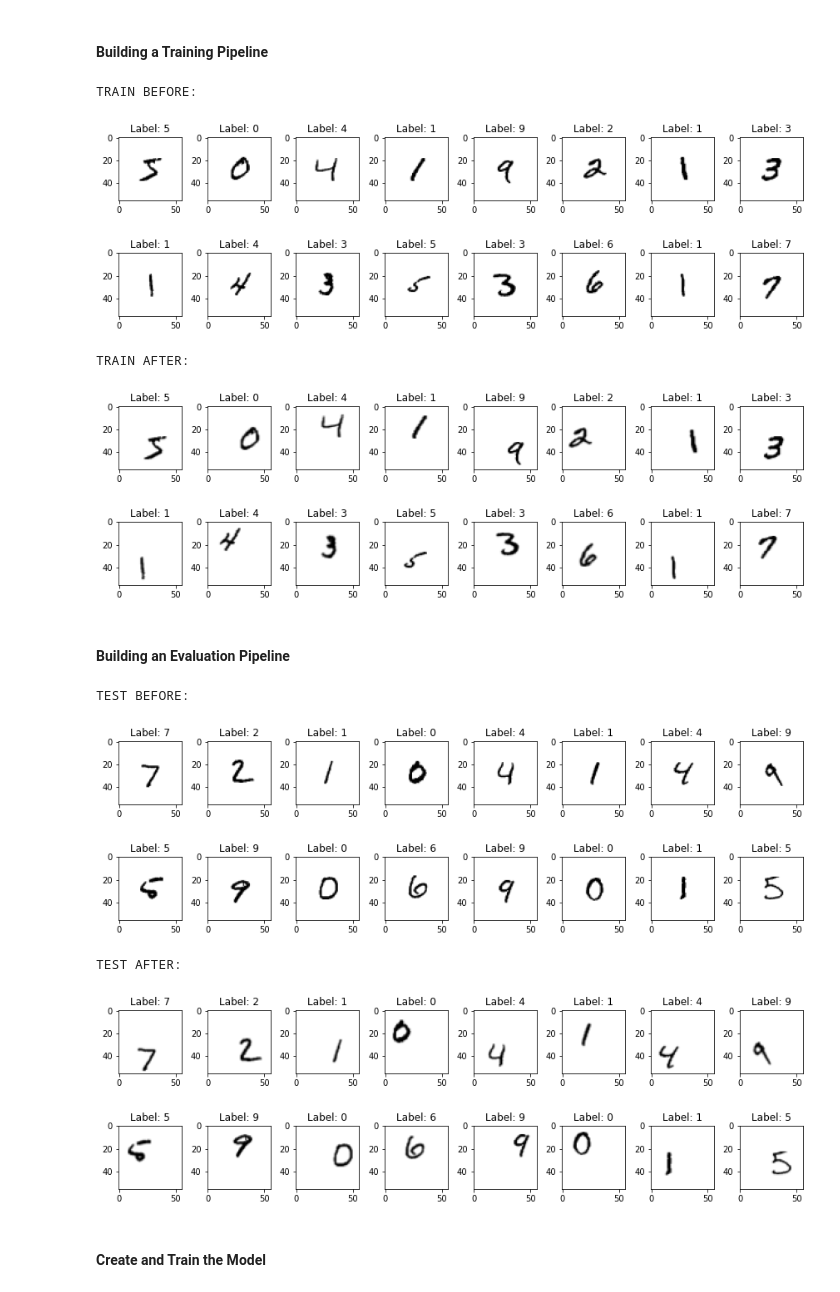
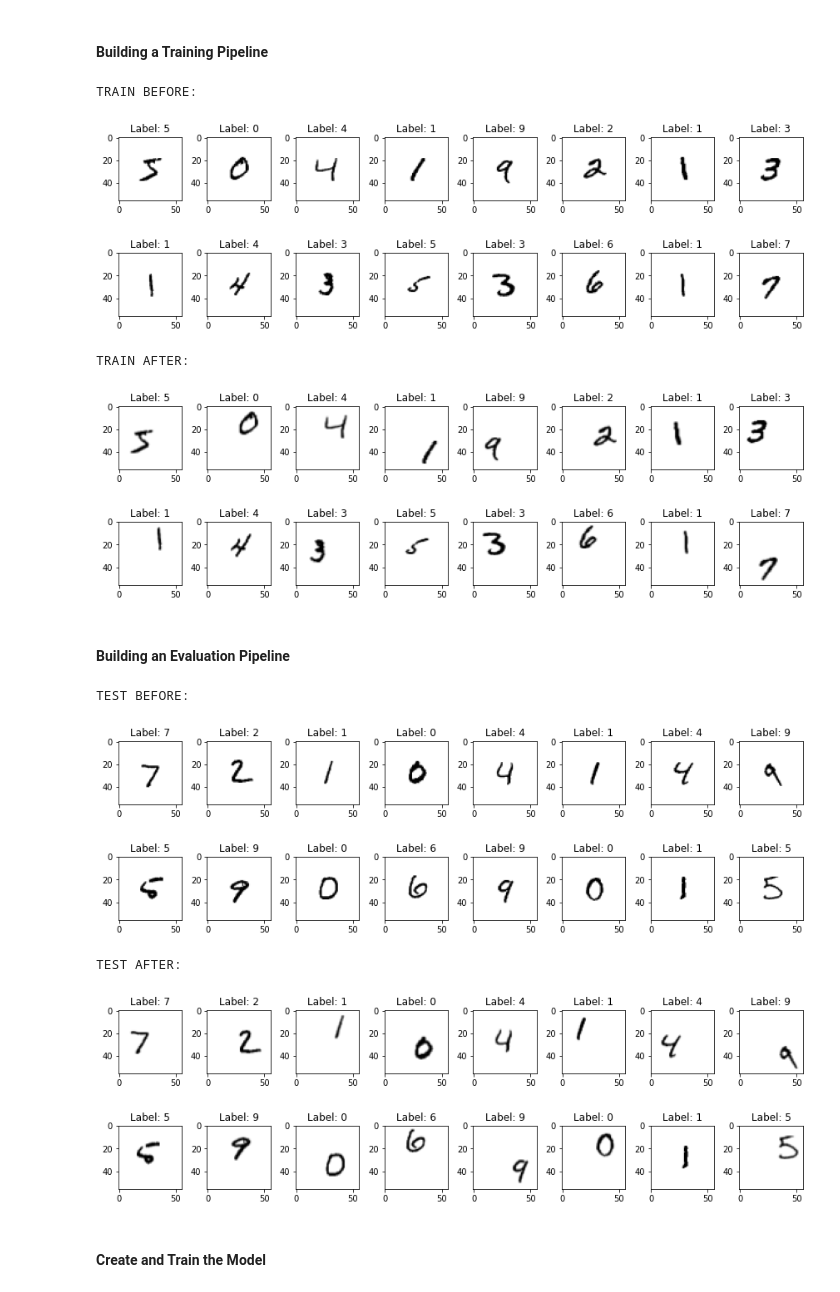
Before and after one commit to mmihevc/CS510, a Jupyter notebook: HW3/tasks/task_two.ipynb, the cells around one changed output. Saved outputs shown, nothing was run; the diff lists cells and outputs as text; code cells hidden in the pictures.

```diff
--- a/HW3/tasks/task_two.ipynb
+++ b/HW3/tasks/task_two.ipynb
@@ -17,7 +17,7 @@ import scipy
 # %% [markdown]
 #### Define Methods
 # %%
-def evaluate(testSet, testLabels, testModel):
+def evaluate(testGenerator, testModel):
     plt.plot(history.history['accuracy'], label='accuracy')
     plt.plot(history.history['val_accuracy'], label = 'val_accuracy')
     plt.xlabel('Epoch')
@@ -25,16 +25,19 @@ def evaluate(testSet, testLabels, testModel):
     plt.ylim([0, 1])
     plt.legend(loc='lower right')
 
-    test_loss, test_acc = testModel.evaluate(testSet, testLabels, verbose=2)
+    test_loss, test_acc = testModel.evaluate(testGenerator, verbose=2)
     print("ACCURACY: " + str(test_acc))
 
 def resizeAndShift(width_shift_val, height_shift_val, xDataSet, yDataset, label):
-    datagen = ImageDataGenerator(width_shift_range=width_shift_val, height_shift_range=height_shift_val)
+    datagen = ImageDataGenerator(width_shift_range=width_shift_val, height_shift_range=height_shift_val, fill_mode='nearest', rescale=1./255)
 
     new_shape = (56,56)
     returnDataSet = np.zeros(shape=(xDataSet.shape[0],)+new_shape)
     for idx in range(xDataSet.shape[0]):
         returnDataSet[idx][14: 14 + 28, 14: 14 + 28] = xDataSet[idx]
+
+    returnDataSet = returnDataSet.reshape(returnDataSet.shape[0], 56, 56, 1)
+    datagen.fit(returnDataSet)
 
     # define number of rows & columns
     num_row = 2
@@ -54,7 +57,13 @@ def resizeAndShift(width_shift_val, height_shift_val, xDataSet, yDataset, label)
     # plot after
     print(label + ' AFTER:\n')
     fig2, axes2 = plt.subplots(num_row, num_col, figsize=(1.5*num_col,2*num_row))
-    for X, Y in datagen.flow(returnDataSet.reshape(returnDataSet.shape[0], 56, 56, 1),yDataset.reshape(yDataset.shape[0], 1),batch_size=num,shuffle=False):
+    generator = datagen.flow(
+        returnDataSet,
+        yDataset,
+        batch_size=num,
+        shuffle=False)
+
+    for X, Y in generator:
          for i in range(0, num):
               ax = axes2[i//num_col, i%num_col]
               ax.imshow(X[i].reshape(56,56), cmap='gray_r')
@@ -62,33 +71,30 @@ def resizeAndShift(width_shift_val, height_shift_val, xDataSet, yDataset, label)
          break
     plt.tight_layout()
     plt.show()
-    return returnDataSet
+    return generator
 # %% [markdown]
 #### Load MNIST Dataset
 # %%
 from tensorflow.keras.datasets import mnist
 (train_images, train_labels), (test_images, test_labels) = mnist.load_data()
-# %%
-train_images = train_images / 255
-test_images = test_images / 255
 # %% [markdown]
 #### Building a Training Pipeline
 # %%
-ds_train = resizeAndShift(0.25, 0.25, train_images, train_labels, "TRAIN")
+train_generator = resizeAndShift(0.25, 0.25, train_images, train_labels, "TRAIN")
 # %% [output]
 TRAIN BEFORE:
 [figure]
 TRAIN AFTER:
-[figure, old version]
+[figure, new version]
 # %% [markdown]
 #### Building an Evaluation Pipeline
 # %%
-ds_test = resizeAndShift(0.25, 0.25, test_images, test_labels, "TEST")
+test_generator = resizeAndShift(0.25, 0.25, test_images, test_labels, "TEST")
 # %% [output]
 TEST BEFORE:
 [figure]
 TEST AFTER:
-[figure, old version]
+[figure, new version]
 # %% [markdown]
 #### Create and Train the Model
 # %%
```
Also changed, not shown: parts of 2 cells of this notebook, 6 other files.
